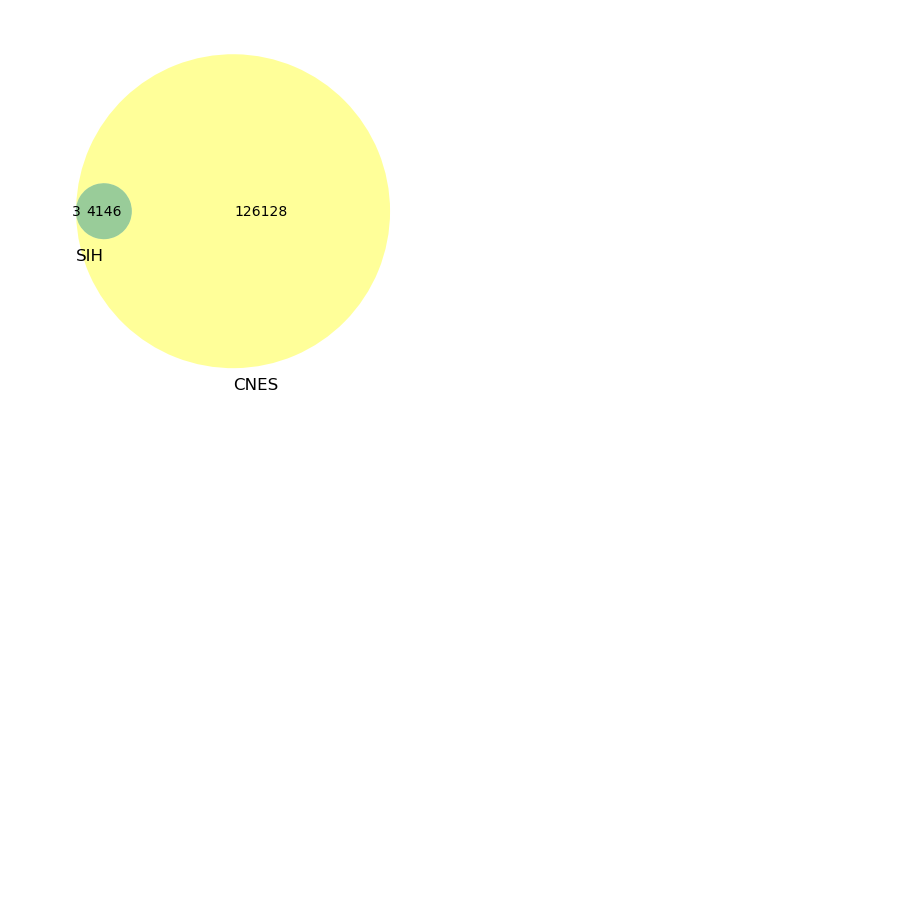
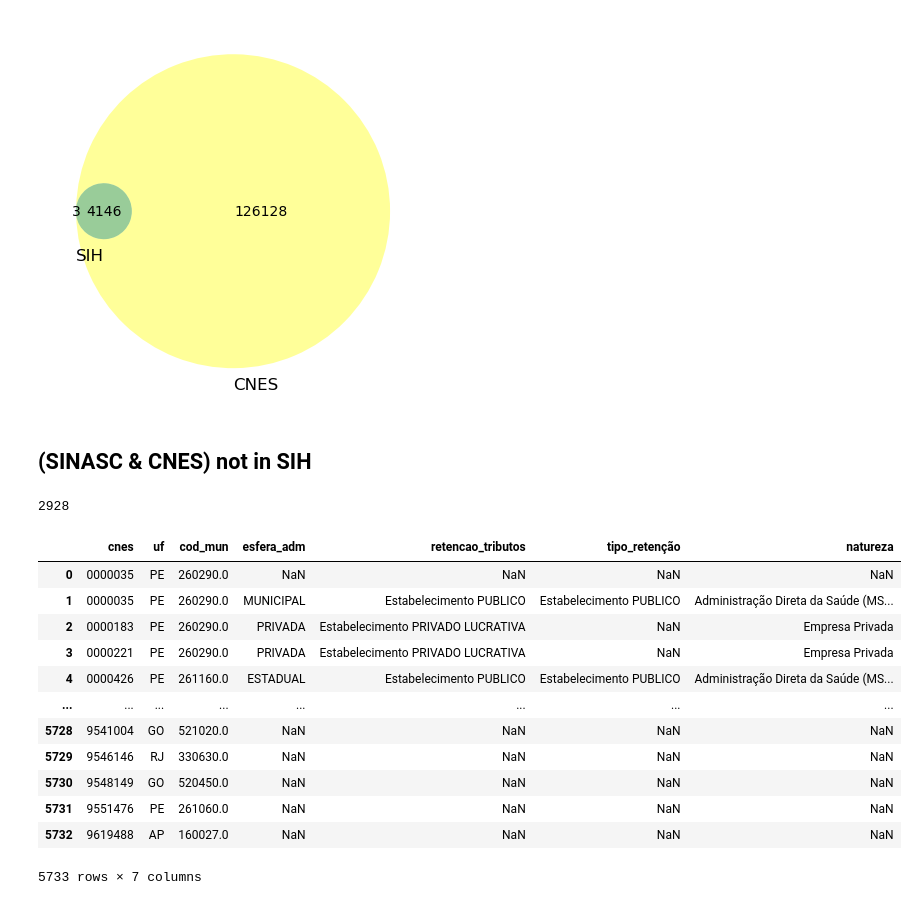
Before and after one commit to lucaslopes/gestantes, a Jupyter notebook: website/cnes.ipynb, the cells around one changed output. Drawn from its saved outputs; the diff is of its cells as text; code cells hidden in the pictures; blank space fills up the shorter version.

```diff
--- a/website/cnes.ipynb
+++ b/website/cnes.ipynb
@@ -196,3 +204,30 @@ c.get_patch_by_id('11').set_alpha(0.4)
 plt.show()
 # %% [output]
 [figure]
+# %% [markdown]
+## (SINASC & CNES) not in SIH
+# %%
+df_info_cnes = pd.read_csv(path_zip_cnes)
+sinasc_cnes_sih = sinasc_cnes.merge(df_cnes_sih, on='cnes', how='inner', suffixes=('_sinasc_cnes', '_sih'))
+s_cnes = set(sinasc_cnes_sih['cnes'])
+s_cnes = set(sinasc_cnes[~sinasc_cnes['cnes'].isin(s_cnes)]['cnes'])
+print(len(s_cnes))
+inpect_cnes = df_info_cnes[df_info_cnes['cnes'].isin(s_cnes)]
+inpect_cnes = inpect_cnes.sort_values(by=['cnes'], ignore_index=True)
+inpect_cnes['cnes'] = inpect_cnes['cnes'].apply(lambda x: ('0' * 7 + str(x))[-7:])
+inpect_cnes
+# %% [output]
+2928
+|  | cnes | uf | cod_mun | esfera_adm | retencao_tributos | tipo_retenção | natureza |
+| 0 | 0000035 | PE | 260290.0 | NaN | NaN | NaN | NaN |
+| 1 | 0000035 | PE | 260290.0 | MUNICIPAL | Estabelecimento PUBLICO | Estabelecimento PUBLICO | Administração Direta da Saúde (MS... |
+| 2 | 0000183 | PE | 260290.0 | PRIVADA | Estabelecimento PRIVADO LUCRATIVA | NaN | Empresa Privada |
+| 3 | 0000221 | PE | 260290.0 | PRIVADA | Estabelecimento PRIVADO LUCRATIVA | NaN | Empresa Privada |
+| 4 | 0000426 | PE | 261160.0 | ESTADUAL | Estabelecimento PUBLICO | Estabelecimento PUBLICO | Administração Direta da Saúde (MS... |
+| ... | ... | ... | ... | ... | ... | ... | ... |
+| 5728 | 9541004 | GO | 521020.0 | NaN | NaN | NaN | NaN |
+| 5729 | 9546146 | RJ | 330630.0 | NaN | NaN | NaN | NaN |
+| 5730 | 9548149 | GO | 520450.0 | NaN | NaN | NaN | NaN |
+| 5731 | 9551476 | PE | 261060.0 | NaN | NaN | NaN | NaN |
+| 5732 | 9619488 | AP | 160027.0 | NaN | NaN | NaN | NaN |
+5733 rows × 7 columns
```
Also changed, not shown: parts of 7 cells of this notebook, 1 other file.
